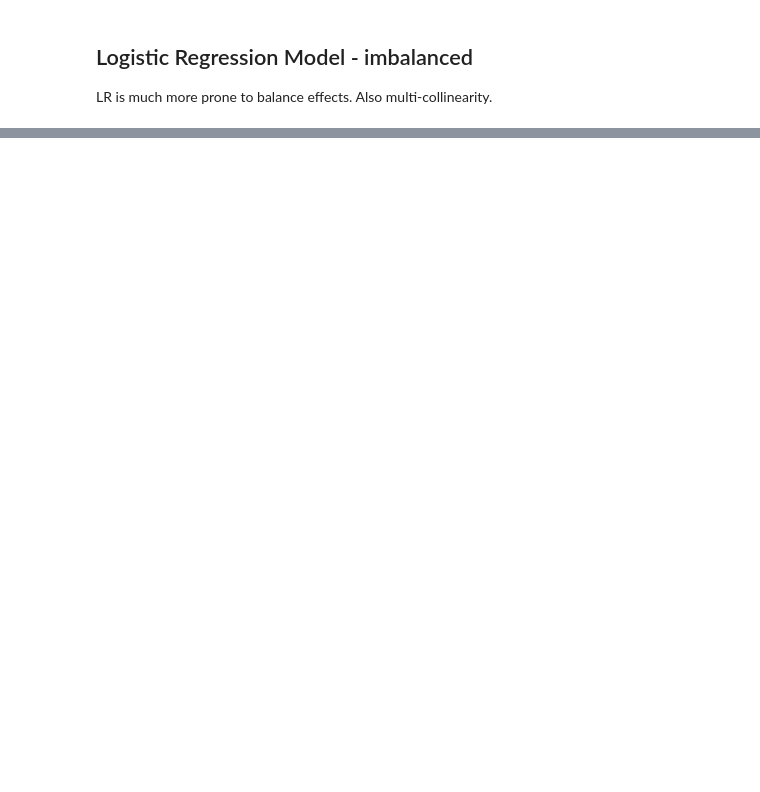
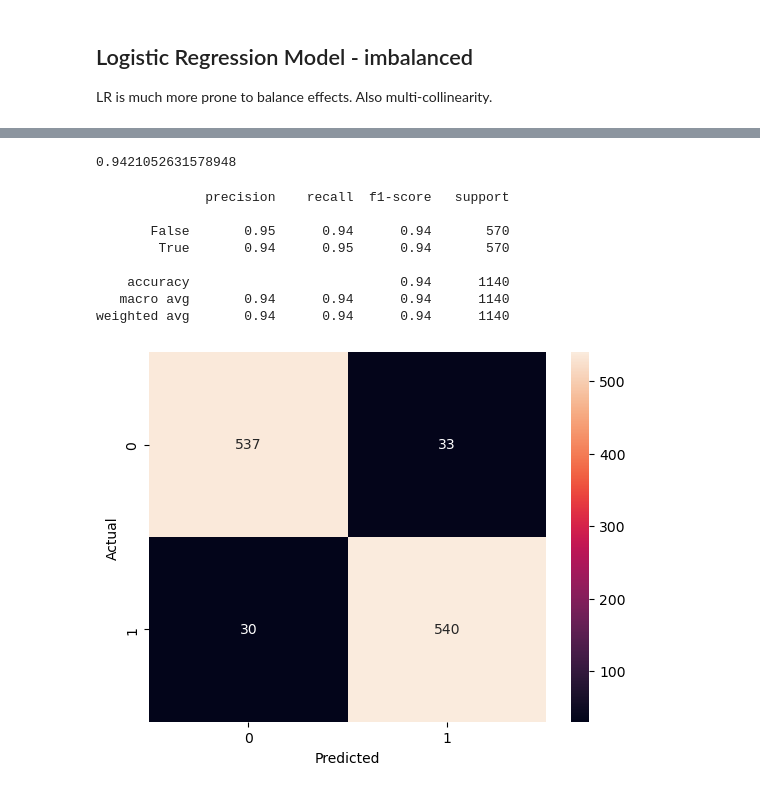
Before and after one commit to frankfletcher/Sony-Churn-Prediction, a Jupyter notebook: 03-modeling.ipynb, the cells around one changed output, grey strips where cells are left out. Saved outputs shown, nothing was run; the diff lists cells and outputs as text; code cells hidden in the pictures; blank space fills up the shorter version.

```diff
--- a/03-modeling.ipynb
+++ b/03-modeling.ipynb
@@ -129,0 +230,19 @@ weighted avg       0.83      0.86      0.82       667
+# %%
+#grid search tune hyperparameters for random forest classifier
+from sklearn.model_selection import GridSearchCV
+
+rfc = RandomForestClassifier()
+
+param_grid = {
+    'n_estimators': [45, 55, 80, 150],
+    'criterion': ['gini', 'entropy'],
+    'max_depth': [None, 20, 50],
+    'min_samples_split': [2, 3, 4],
+    'min_samples_leaf': [1, 2, 3],
+    'max_features': ['auto', 'sqrt', 'log2']
+}
+
+grid_search = GridSearchCV(rfc, param_grid, cv=5, n_jobs=-1, verbose=1)
+grid_search.fit(X_train, y_train)
+
+grid_search.best_params_
@@ -129,0 +257,27 @@ weighted avg       0.83      0.86      0.82       667
+# %%
+grid_search.score(X_test, y_test)
+# %% [output]
+0.9421052631578948
+# %%
+rfc = grid_search.best_estimator_
+
+rfc.fit(X_train, y_train)
+y_pred = rfc.predict(X_test)
+
+# plot confusion matrix
+confusion_matrix(y_test, y_pred)
+sns.heatmap(confusion_matrix(y_test, y_pred), annot=True, fmt='d')
+plt.ylabel('Actual')
+plt.xlabel('Predicted')
+
+print(classification_report(y_test, y_pred))
+# %% [output]
+              precision    recall  f1-score   support
+
+       False       0.95      0.94      0.94       570
+        True       0.94      0.95      0.94       570
+
+    accuracy                           0.94      1140
+   macro avg       0.94      0.94      0.94      1140
+weighted avg       0.94      0.94      0.94      1140
+[figure, added]
```
Also changed, not shown: parts of 21 cells of this notebook.
